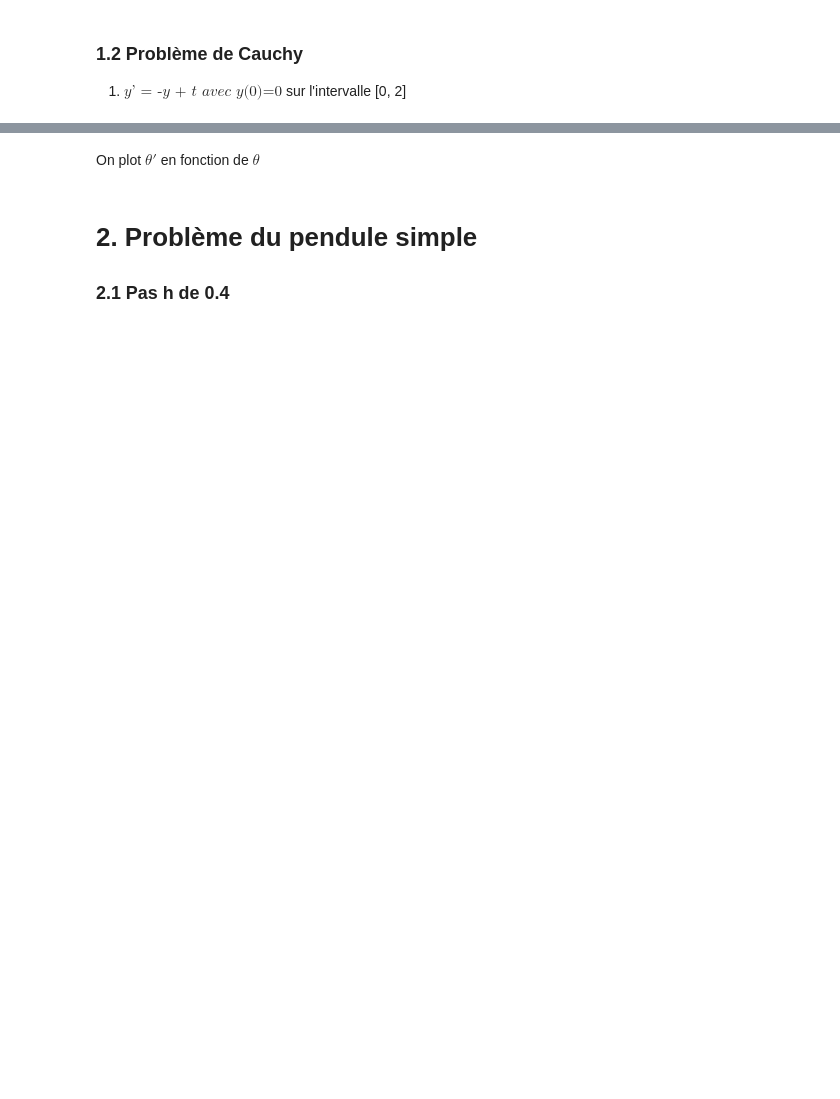
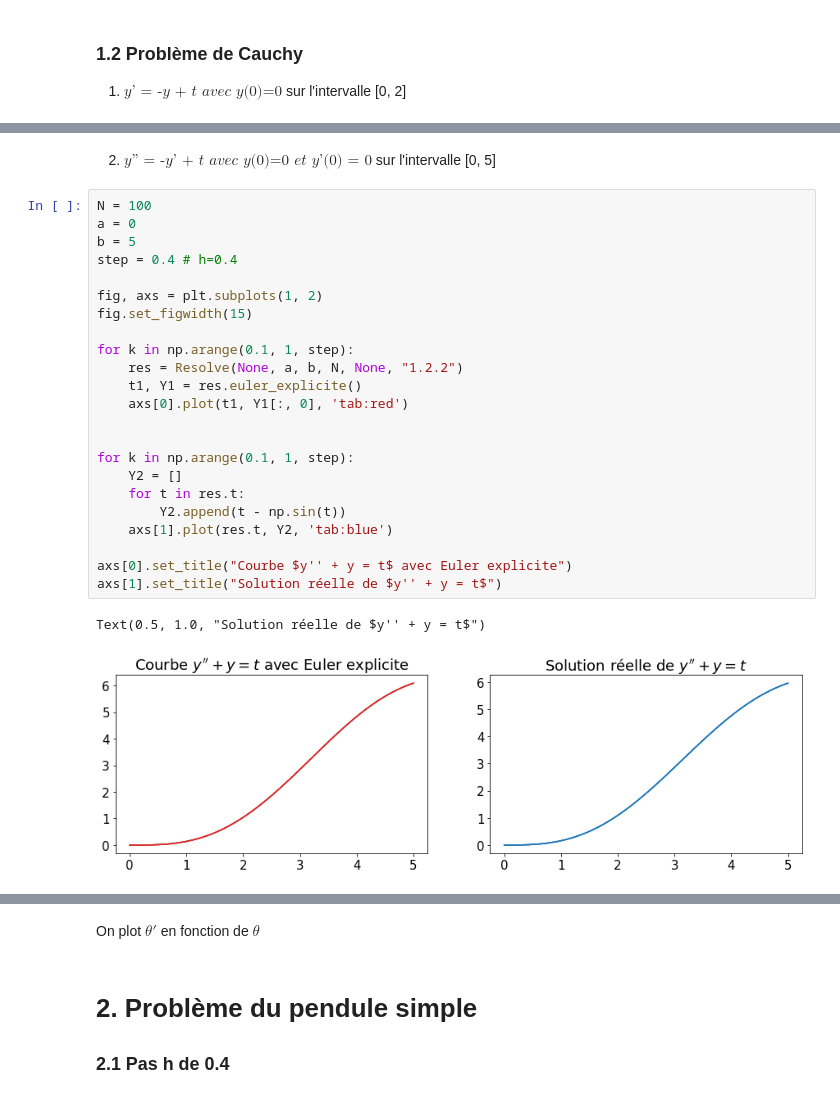
Before and after one commit to PhantHive/edo-curves, a Jupyter notebook: projet.ipynb, the cells around one changed output, grey strips where cells are left out. Saved outputs shown, nothing was run; the diff lists cells and outputs as text; blank space fills up the shorter version.

```diff
--- a/projet.ipynb
+++ b/projet.ipynb
@@ -128,0 +156,28 @@ ValueError: operands could not be broadcast together with shapes (2,) (2,101)
+# %% [markdown]
+2) $\textit{y'' = -y' + t avec y(0)=0 et y'(0) = 0}$  sur l'intervalle [0, 5]
+# %%
+N = 100
+a = 0
+b = 5
+step = 0.4 # h=0.4
+
+fig, axs = plt.subplots(1, 2)
+fig.set_figwidth(15)
+
+for k in np.arange(0.1, 1, step):
+    res = Resolve(None, a, b, N, None, "1.2.2")
+    t1, Y1 = res.euler_explicite()
+    axs[0].plot(t1, Y1[:, 0], 'tab:red')
+
+
+for k in np.arange(0.1, 1, step):
+    Y2 = []
+    for t in res.t:
+        Y2.append(t - np.sin(t))
+    axs[1].plot(res.t, Y2, 'tab:blue')
+
+axs[0].set_title("Courbe $y'' + y = t$ avec Euler explicite")
+axs[1].set_title("Solution réelle de $y'' + y = t$")
+# %% [output]
+Text(0.5, 1.0, "Solution réelle de $y'' + y = t$")
+[figure, added]
```
Also changed, not shown: parts of 23 cells of this notebook, 1 other file.
